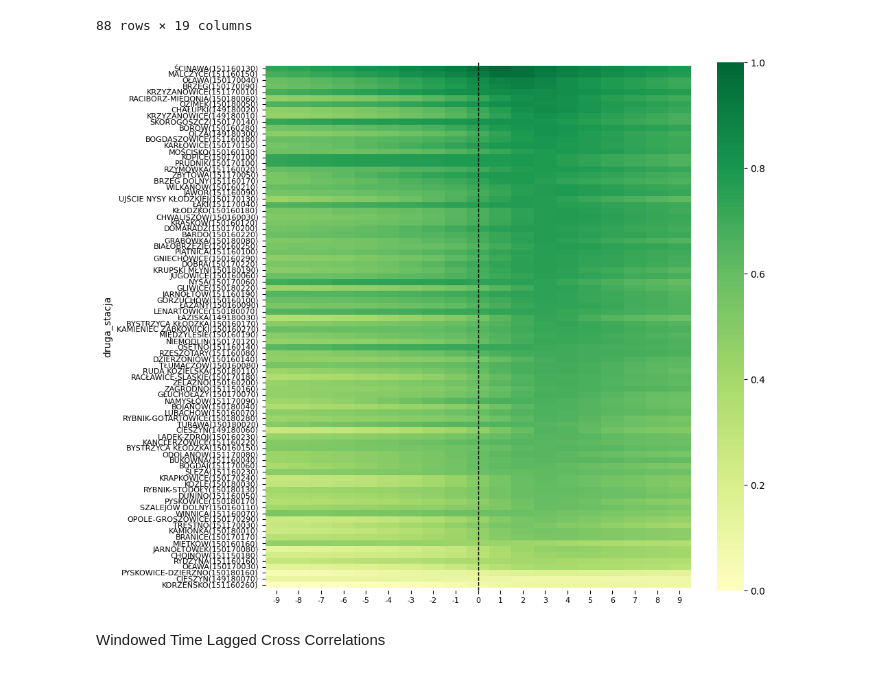
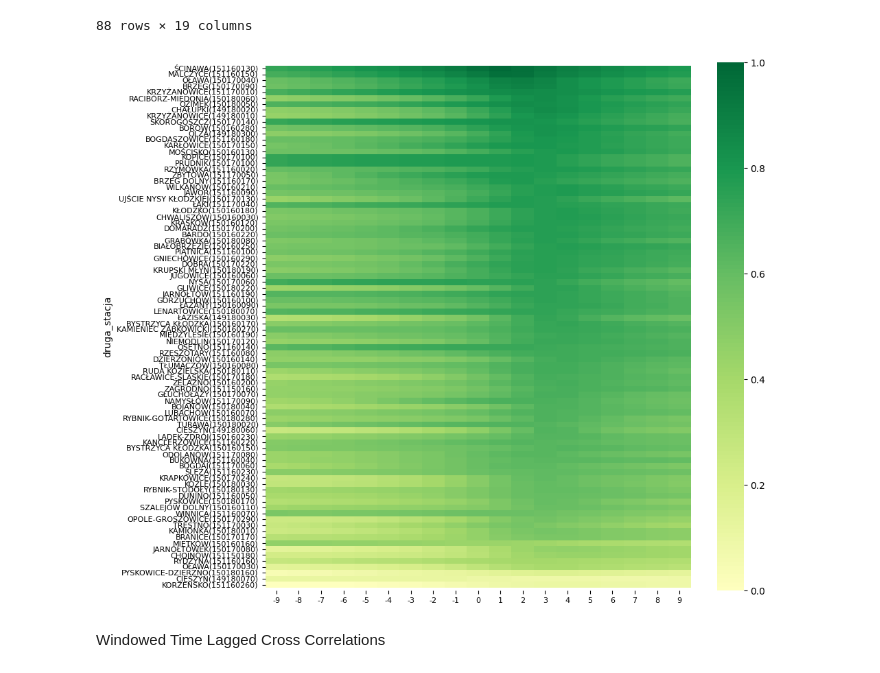
Before and after one commit to it4datascience/CuValley-Batmaja, a Jupyter notebook: expl_data_analysis/EDA.ipynb, the cells around one changed output. Saved outputs shown, nothing was run; the diff lists cells and outputs as text; code cells hidden in the pictures.

```diff
--- a/expl_data_analysis/EDA.ipynb
+++ b/expl_data_analysis/EDA.ipynb
@@ -441,20 +441,20 @@ time_lagged_cross_correlation_glogow_pivot
 # %%
 # Plot
 plt.figure(figsize=(10, 10))
 ax = sns.heatmap(time_lagged_cross_correlation_glogow_pivot,
                  cmap='RdYlGn',
                  yticklabels=time_lagged_cross_correlation_glogow_pivot.index,
                  center=0, vmin=0, vmax=1)
-ax.axvline(9.5, color='k',linestyle='--', linewidth=1)
+# ax.axvline(9.5, color='k',linestyle='--', linewidth=1)
 
 # Decorations
 bottom, top = ax.get_ylim()
 ax.set_ylim(bottom + 0.5, top - 0.5)
 plt.xticks(fontsize=8)
 plt.yticks(fontsize=8)
 plt.show()
 # %% [output]
-[figure, old version]
+[figure, new version]
 # %% [markdown]
 Windowed Time Lagged Cross Correlations
 # %%
```
Also changed, not shown: parts of 2 cells of this notebook.
